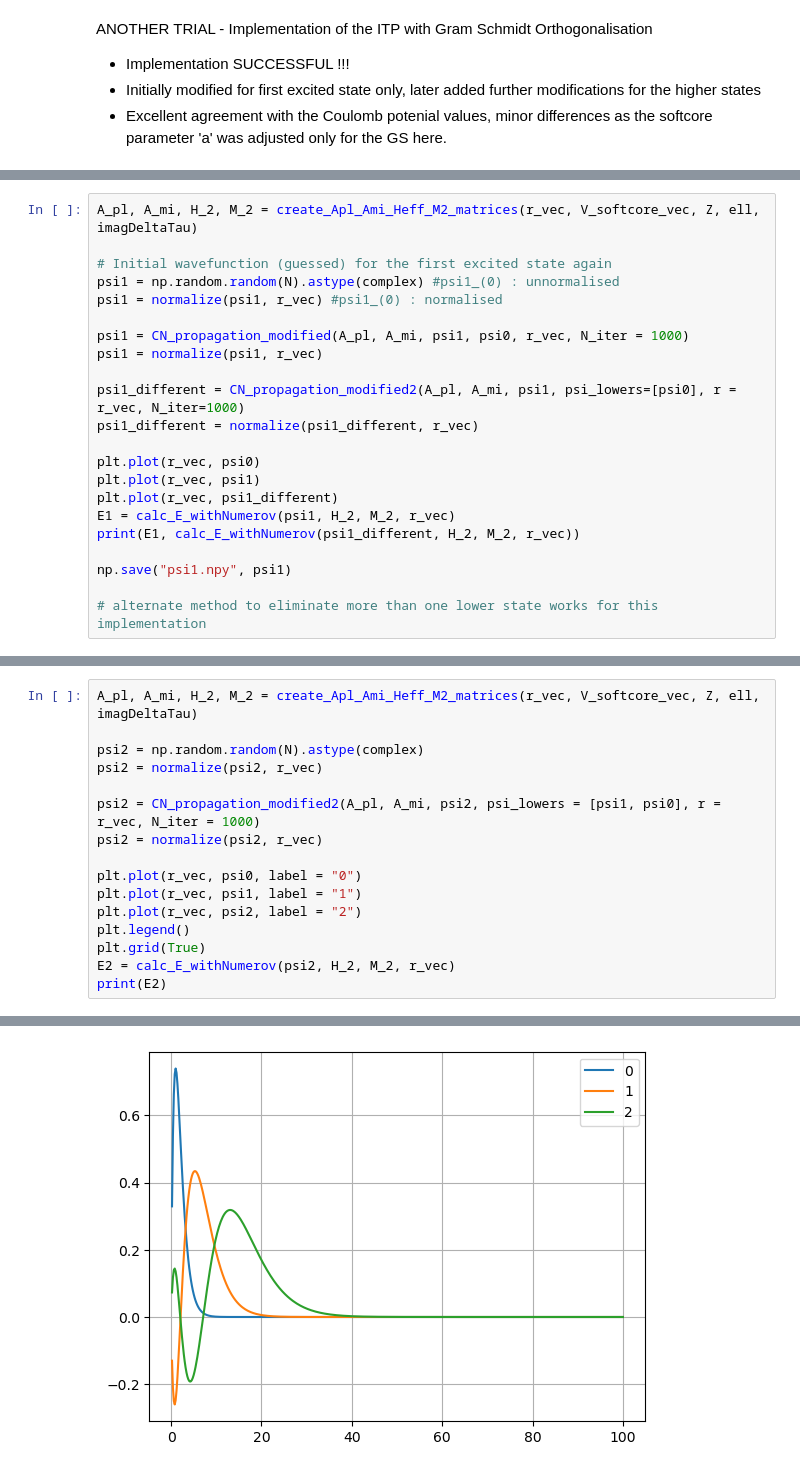
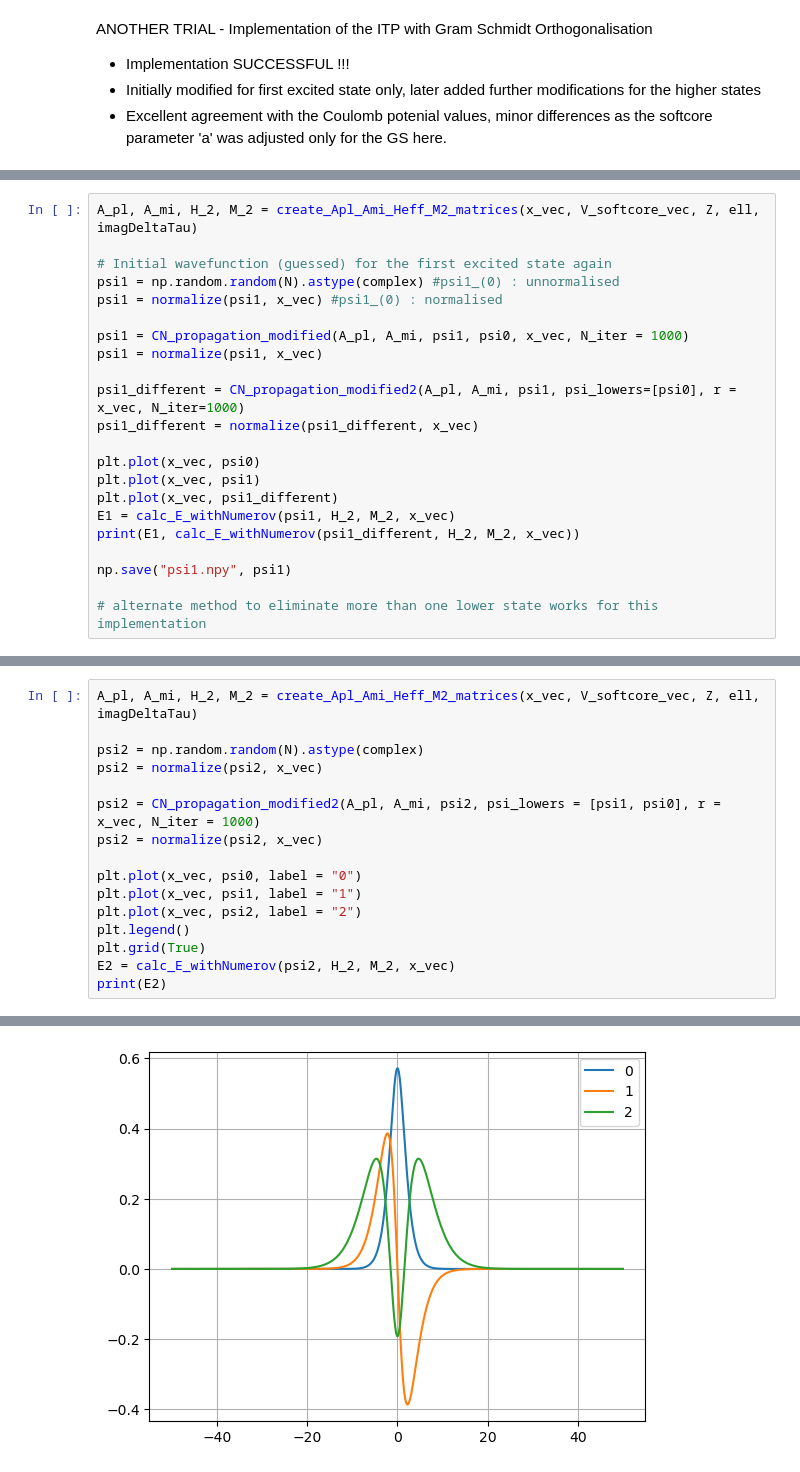
Before and after one commit to SoumyajeetMazumdar/CQMPP, a Jupyter notebook: EXAM/1_unperturbed_excited_states.ipynb, the cells around one changed output, grey strips where cells are left out. Saved outputs shown, nothing was run; the diff lists cells and outputs as text.

```diff
--- a/EXAM/1_unperturbed_excited_states.ipynb
+++ b/EXAM/1_unperturbed_excited_states.ipynb
@@ -164,23 +154,23 @@ def CN_propagation_modified(A_pl, A_mi, psi_current, psi0, r, N_iter=1000):
         psi_current = psi_next # psi1_1: Normalised ; psi1_(2): Normalised
     return psi_current
 # %%
-A_pl, A_mi, H_2, M_2 = create_Apl_Ami_Heff_M2_matrices(r_vec, V_softcore_vec, Z, ell, imagDeltaTau)
+A_pl, A_mi, H_2, M_2 = create_Apl_Ami_Heff_M2_matrices(x_vec, V_softcore_vec, Z, ell, imagDeltaTau)
 
 # Initial wavefunction (guessed) for the first excited state again
 psi1 = np.random.random(N).astype(complex) #psi1_(0) : unnormalised
-psi1 = normalize(psi1, r_vec) #psi1_(0) : normalised
+psi1 = normalize(psi1, x_vec) #psi1_(0) : normalised
 
-psi1 = CN_propagation_modified(A_pl, A_mi, psi1, psi0, r_vec, N_iter = 1000)
-psi1 = normalize(psi1, r_vec)
+psi1 = CN_propagation_modified(A_pl, A_mi, psi1, psi0, x_vec, N_iter = 1000)
+psi1 = normalize(psi1, x_vec)
 
-psi1_different = CN_propagation_modified2(A_pl, A_mi, psi1, psi_lowers=[psi0], r = r_vec, N_iter=1000)
-psi1_different = normalize(psi1_different, r_vec)
+psi1_different = CN_propagation_modified2(A_pl, A_mi, psi1, psi_lowers=[psi0], r = x_vec, N_iter=1000)
+psi1_different = normalize(psi1_different, x_vec)
 
-plt.plot(r_vec, psi0)
-plt.plot(r_vec, psi1)
-plt.plot(r_vec, psi1_different)
-E1 = calc_E_withNumerov(psi1, H_2, M_2, r_vec)
-print(E1, calc_E_withNumerov(psi1_different, H_2, M_2, r_vec))
+plt.plot(x_vec, psi0)
+plt.plot(x_vec, psi1)
+plt.plot(x_vec, psi1_different)
+E1 = calc_E_withNumerov(psi1, H_2, M_2, x_vec)
+print(E1, calc_E_withNumerov(psi1_different, H_2, M_2, x_vec))
 
 np.save("psi1.npy", psi1)
 
@@ -191,17 +181,17 @@ np.save("psi1.npy", psi1)
 # %%
-A_pl, A_mi, H_2, M_2 = create_Apl_Ami_Heff_M2_matrices(r_vec, V_softcore_vec, Z, ell, imagDeltaTau)
+A_pl, A_mi, H_2, M_2 = create_Apl_Ami_Heff_M2_matrices(x_vec, V_softcore_vec, Z, ell, imagDeltaTau)
 
 psi2 = np.random.random(N).astype(complex)
-psi2 = normalize(psi2, r_vec)
+psi2 = normalize(psi2, x_vec)
 
-psi2 = CN_propagation_modified2(A_pl, A_mi, psi2, psi_lowers = [psi1, psi0], r = r_vec, N_iter = 1000)
-psi2 = normalize(psi2, r_vec)
+psi2 = CN_propagation_modified2(A_pl, A_mi, psi2, psi_lowers = [psi1, psi0], r = x_vec, N_iter = 1000)
+psi2 = normalize(psi2, x_vec)
 
-plt.plot(r_vec, psi0, label = "0")
-plt.plot(r_vec, psi1, label = "1")
-plt.plot(r_vec, psi2, label = "2")
+plt.plot(x_vec, psi0, label = "0")
+plt.plot(x_vec, psi1, label = "1")
+plt.plot(x_vec, psi2, label = "2")
 plt.legend()
 plt.grid(True)
-E2 = calc_E_withNumerov(psi2, H_2, M_2, r_vec)
+E2 = calc_E_withNumerov(psi2, H_2, M_2, x_vec)
 print(E2)
 # %% [output]
@@ -209,2 +199,2 @@ print(E2)
-[figure, old version]
+[figure, new version]
 # %%
```
Also changed, not shown: parts of 5 cells of this notebook, 3 other files.
